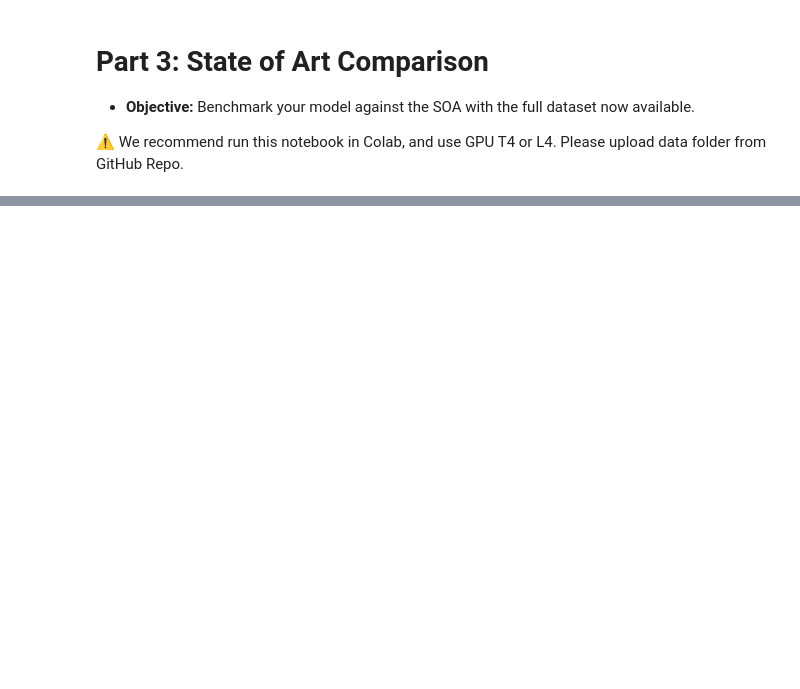
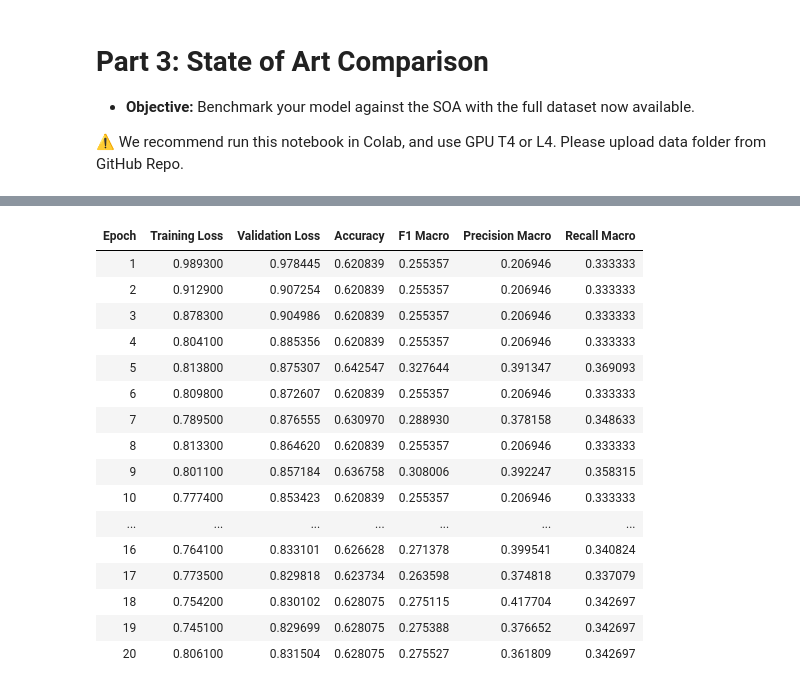
Before and after one commit to victorsobottka/nlp_finalproject_2025, a Jupyter notebook: Notebook_Part03.ipynb, the cells around one changed output, grey strips where cells are left out. Cells and saved outputs as stored; diff of their text form; code cells hidden in the pictures; blank space fills up the shorter version.

```diff
--- a/Notebook_Part03.ipynb
+++ b/Notebook_Part03.ipynb
@@ -312,0 +197,71 @@ Our results show that the model performs poorly with only 1% of the training dat
+# %%
+from transformers import TrainingArguments, Trainer, EarlyStoppingCallback
+from datasets import DatasetDict
+import copy
+from collections import Counter # Import Counter here
+import gc # Import gc for garbage collection
+
+train_sizes = [0.01, 0.05, 0.10, 0.25, 0.50, 0.75, 1.0]
+all_results = {}
+
+for frac in train_sizes:
+    print(f"\nTraining with {int(frac * 100)}% of the training data...")
+
+    n_samples = int(len(dataset["train"]) * frac)
+    small_train_dataset = dataset["train"].shuffle(seed=42).select(range(n_samples))
+
+    print("Label distribution:", dict(Counter(small_train_dataset["labels"])))
+
+    model_copy = AutoModelForSequenceClassification.from_pretrained("bert-base-uncased", num_labels=3,  problem_type="single_label_classification")
+
+    for n, p in model_copy.named_parameters():
+      if not n.startswith("classifier"):
+          p.requires_grad = False
+
+    args = TrainingArguments(
+        output_dir=f"./bert_fewshot_{int(frac * 100)}",
+        per_device_train_batch_size=8,
+        per_device_eval_batch_size=32,
+        num_train_epochs=20,
+        learning_rate=5e-4,
+        eval_strategy="epoch",
+        save_strategy="epoch",
+        logging_strategy="epoch",
+        load_best_model_at_end=True,
+        metric_for_best_model="eval_loss",
+        greater_is_better=False,
+        report_to="none",
+        seed=42,
+    )
+
+    early_stop = EarlyStoppingCallback(early_stopping_patience=3)
+
+    trainer = Trainer(
+        model=model_copy,
+        args=args,
+        train_dataset=small_train_dataset,
+        eval_dataset=dataset["test"],
+        data_collator=data_collator,
+        compute_metrics=compute_metrics,
+        callbacks=[early_stop],
+    )
+
+    trainer.train()
+    metrics = trainer.evaluate()
+
+    preds = trainer.predict(dataset["test"])
+    print("Unique predicted classes:", np.unique(preds.predictions.argmax(-1), return_counts=True))
+
+    print("\nFinal test metrics:")
+    for k, v in metrics.items():
+        if k.startswith("eval_"):
+            print(f"{k[5:]}: {v:.4f}")
+
+    all_results[int(frac * 100)] = metrics
+
+    # Free memory
+    del model_copy
+    del trainer
+    torch.cuda.empty_cache()
+    gc.collect()
+# %% [output]
@@ -312,0 +296,17 @@ Our results show that the model performs poorly with only 1% of the training dat
+| Epoch | Training Loss | Validation Loss | Accuracy | F1 Macro | Precision Macro | Recall Macro |
+| 1 | 0.989300 | 0.978445 | 0.620839 | 0.255357 | 0.206946 | 0.333333 |
+| 2 | 0.912900 | 0.907254 | 0.620839 | 0.255357 | 0.206946 | 0.333333 |
+| 3 | 0.878300 | 0.904986 | 0.620839 | 0.255357 | 0.206946 | 0.333333 |
+| 4 | 0.804100 | 0.885356 | 0.620839 | 0.255357 | 0.206946 | 0.333333 |
+| 5 | 0.813800 | 0.875307 | 0.642547 | 0.327644 | 0.391347 | 0.369093 |
+| 6 | 0.809800 | 0.872607 | 0.620839 | 0.255357 | 0.206946 | 0.333333 |
+| 7 | 0.789500 | 0.876555 | 0.630970 | 0.288930 | 0.378158 | 0.348633 |
+| 8 | 0.813300 | 0.864620 | 0.620839 | 0.255357 | 0.206946 | 0.333333 |
+| 9 | 0.801100 | 0.857184 | 0.636758 | 0.308006 | 0.392247 | 0.358315 |
+| 10 | 0.777400 | 0.853423 | 0.620839 | 0.255357 | 0.206946 | 0.333333 |
+| ... | ... | ... | ... | ... | ... | ... |
+| 16 | 0.764100 | 0.833101 | 0.626628 | 0.271378 | 0.399541 | 0.340824 |
+| 17 | 0.773500 | 0.829818 | 0.623734 | 0.263598 | 0.374818 | 0.337079 |
+| 18 | 0.754200 | 0.830102 | 0.628075 | 0.275115 | 0.417704 | 0.342697 |
+| 19 | 0.745100 | 0.829699 | 0.628075 | 0.275388 | 0.376652 | 0.342697 |
+| 20 | 0.806100 | 0.831504 | 0.628075 | 0.275527 | 0.361809 | 0.342697 |
```
Also changed, not shown: parts of 51 cells of this notebook.
